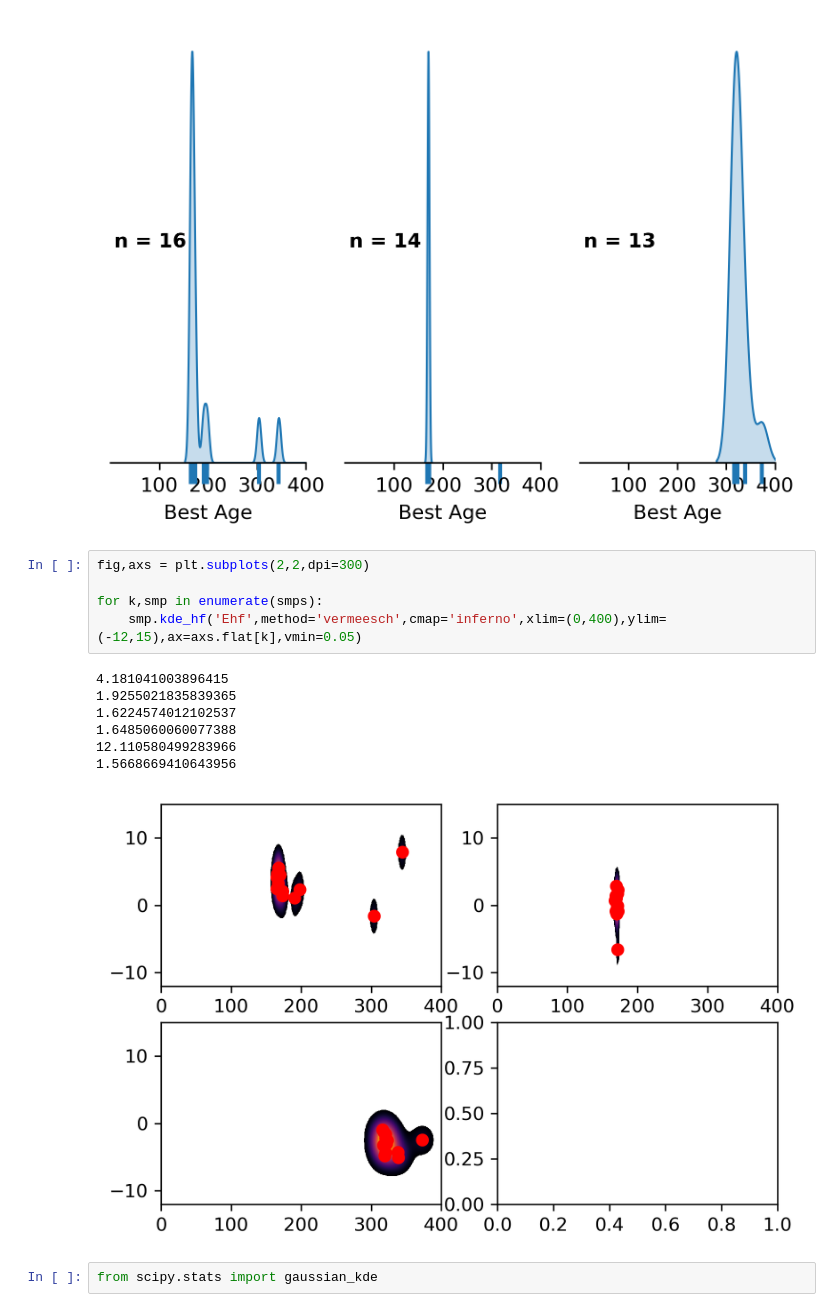
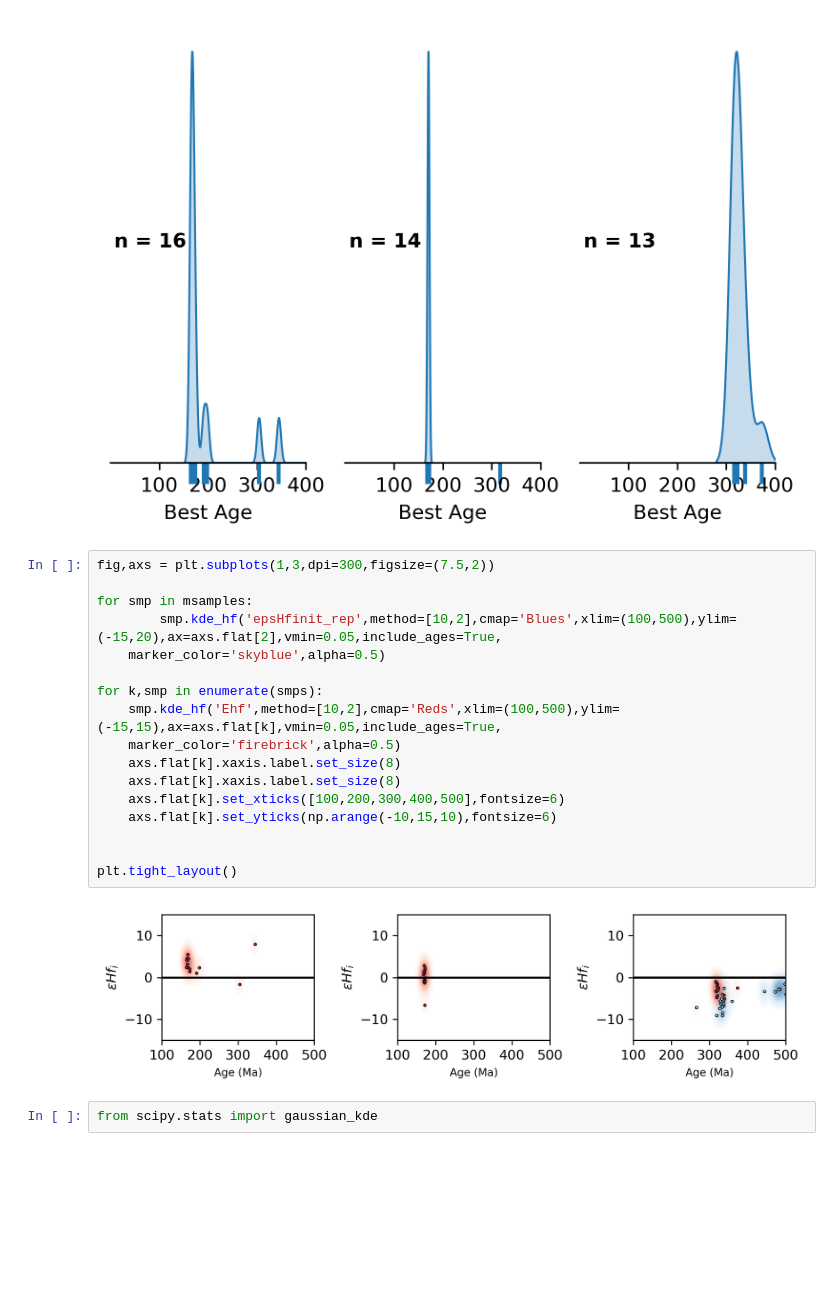
Before and after one commit to dyvasey/dz-caucasus, a Jupyter notebook: hf.ipynb, the cells around one changed output. Saved outputs shown, nothing was run; the diff lists cells and outputs as text; blank space fills up the shorter version.

Commit message:
Made improvements to hf plotting

```diff
--- a/hf.ipynb
+++ b/hf.ipynb
@@ -29,19 +54,25 @@ for k,smp in enumerate(smps):
     axs[k].set_xlim(0,400)
 # %% [output]
 [figure]
-# %%
-fig,axs = plt.subplots(2,2,dpi=300)
-
-for k,smp in enumerate(smps):
-    smp.kde_hf('Ehf',method='vermeesch',cmap='inferno',xlim=(0,400),ylim=(-12,15),ax=axs.flat[k],vmin=0.05)
-# %% [output]
-4.181041003896415
-1.9255021835839365
-1.6224574012102537
-1.6485060060077388
-12.110580499283966
-1.5668669410643956
-[figure, removed]
+# %%
+fig,axs = plt.subplots(1,3,dpi=300,figsize=(7.5,2))
+
+for smp in msamples:
+        smp.kde_hf('epsHfinit_rep',method=[10,2],cmap='Blues',xlim=(100,500),ylim=(-15,20),ax=axs.flat[2],vmin=0.05,include_ages=True,
+    marker_color='skyblue',alpha=0.5)
+
+for k,smp in enumerate(smps):
+    smp.kde_hf('Ehf',method=[10,2],cmap='Reds',xlim=(100,500),ylim=(-15,15),ax=axs.flat[k],vmin=0.05,include_ages=True,
+    marker_color='firebrick',alpha=0.5)
+    axs.flat[k].xaxis.label.set_size(8)
+    axs.flat[k].xaxis.label.set_size(8)
+    axs.flat[k].set_xticks([100,200,300,400,500],fontsize=6)
+    axs.flat[k].set_yticks(np.arange(-10,15,10),fontsize=6)
+
+
+plt.tight_layout()
+# %% [output]
+[figure, added]
 # %%
 from scipy.stats import gaussian_kde
 # %%
```
Also changed, not shown: parts of 1 cell of this notebook, 1 other file.
